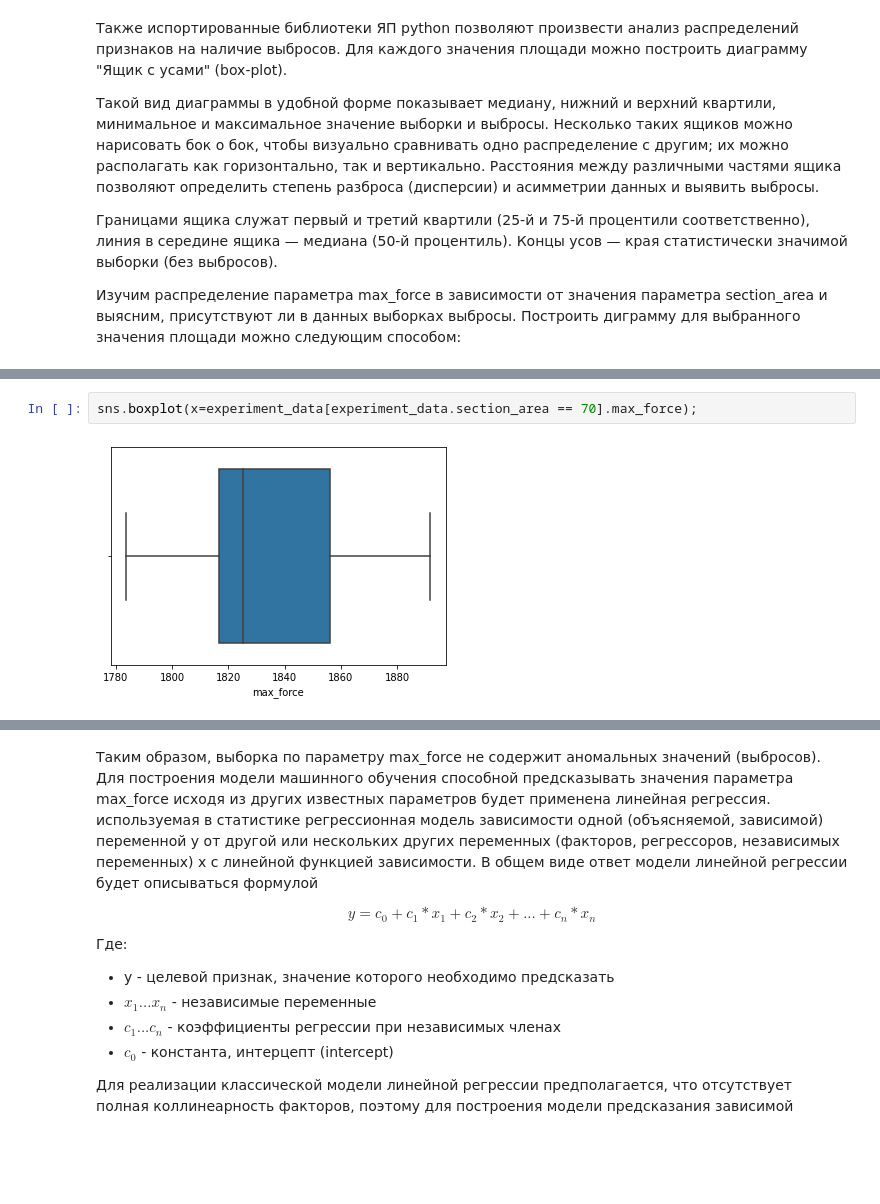
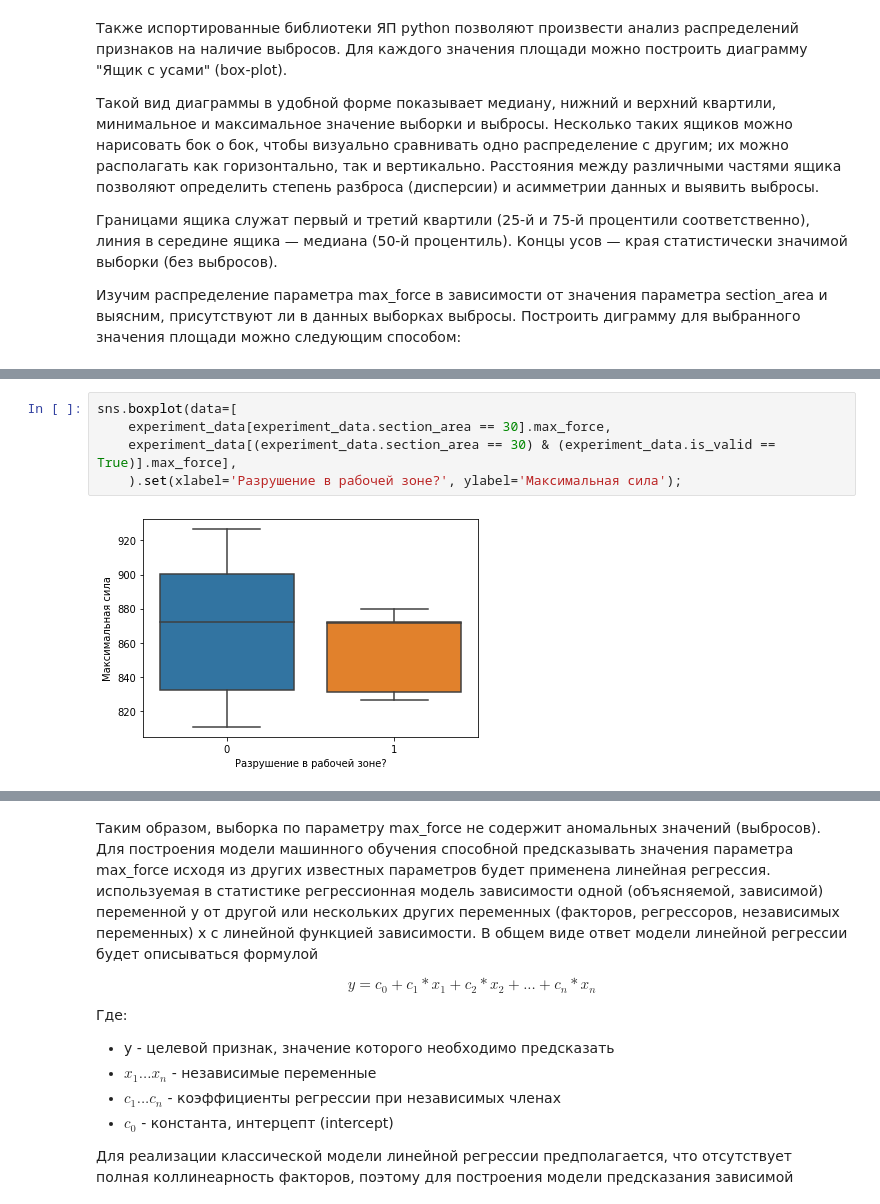
Before and after one commit to gruzdev-as/Polymer_experiment, a Jupyter notebook: Article.ipynb, the cells around one changed output, grey strips where cells are left out. Drawn from its saved outputs; the diff is of its cells as text; blank space fills up the shorter version.

Commit message:
changed box-plot graphs

```diff
--- a/Article.ipynb
+++ b/Article.ipynb
@@ -143,4 +127,7 @@ sns.boxplot(x=experiment_data[experiment_data.section_area == 60].max_force);
-# %%
-sns.boxplot(x=experiment_data[experiment_data.section_area == 70].max_force);
-# %% [output]
-[figure, removed]
+# %%
+sns.boxplot(data=[
+    experiment_data[experiment_data.section_area == 30].max_force,
+    experiment_data[(experiment_data.section_area == 30) & (experiment_data.is_valid == True)].max_force],
+    ).set(xlabel='Разрушение в рабочей зоне?', ylabel='Максимальная сила');
+# %% [output]
+[figure, added]
```
Also changed, not shown: parts of 9 cells of this notebook.
